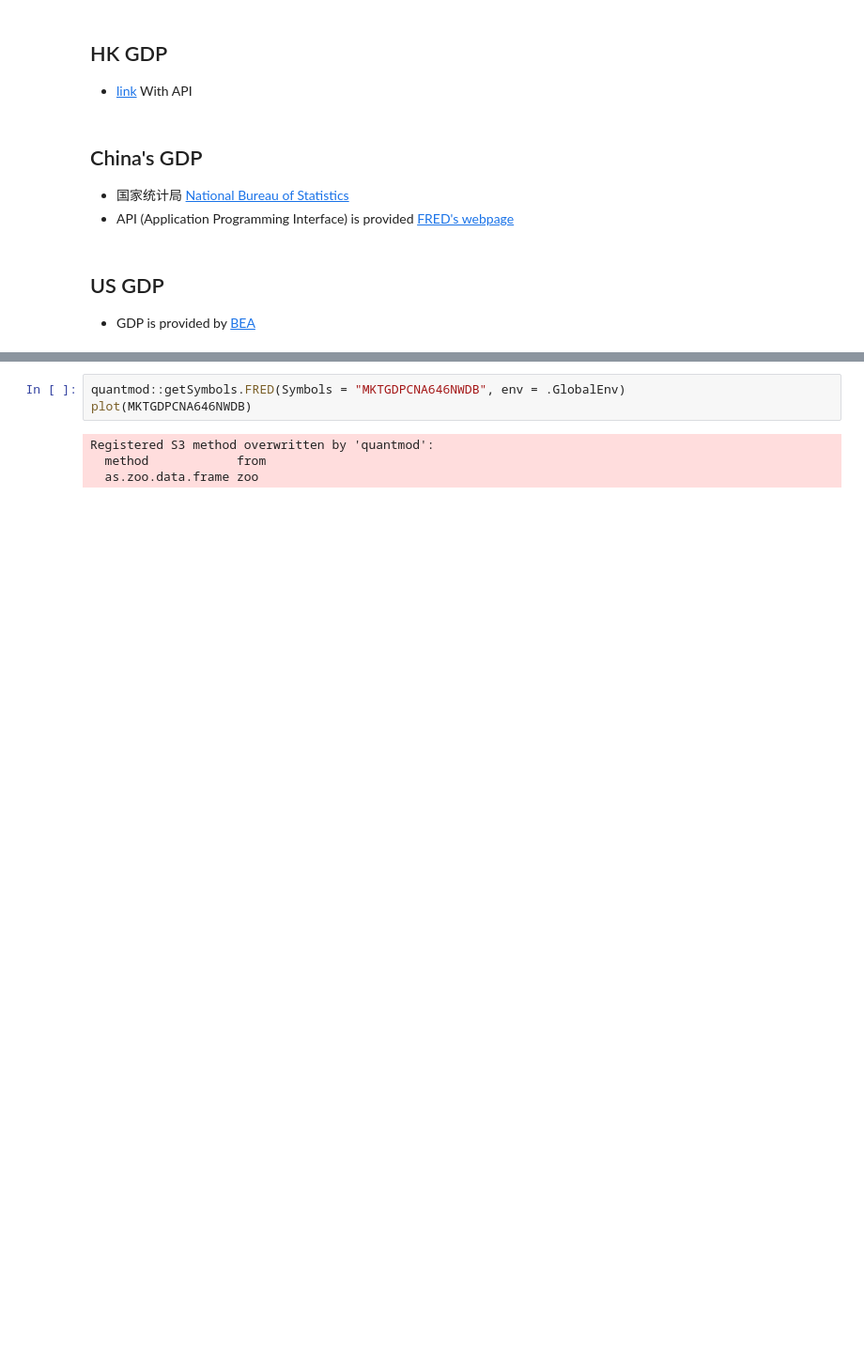
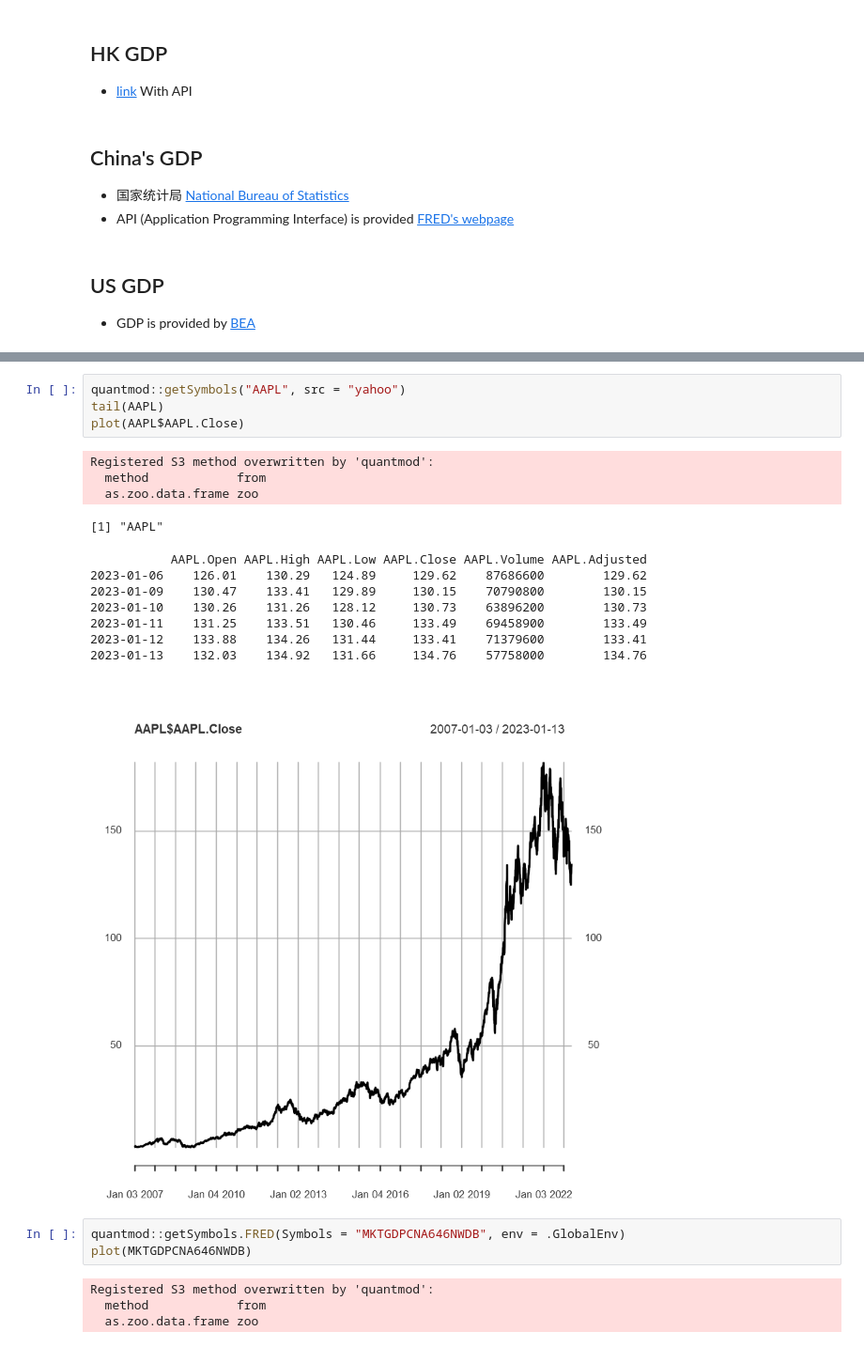
Before and after one commit to zhentaoshi/econ_data_science, a Jupyter notebook: slides_03_data_visualization.ipynb, the cells around one changed output, grey strips where cells are left out. Shown at 94% size. Cells and saved outputs as stored; diff of their text form; blank space fills up the shorter version.

Commit message:
move some quantmod examples to slide_03

```diff
--- a/slides_03_data_visualization.ipynb
+++ b/slides_03_data_visualization.ipynb
@@ -77,3 +84,20 @@ With API
+# %%
+quantmod::getSymbols("AAPL", src = "yahoo")
+tail(AAPL)
+plot(AAPL$AAPL.Close)
+# %% [output]
+Registered S3 method overwritten by 'quantmod':
+  method            from
+  as.zoo.data.frame zoo
+[1] "AAPL"
+           AAPL.Open AAPL.High AAPL.Low AAPL.Close AAPL.Volume AAPL.Adjusted
+2023-01-06    126.01    130.29   124.89     129.62    87686600        129.62
+2023-01-09    130.47    133.41   129.89     130.15    70790800        130.15
+2023-01-10    130.26    131.26   128.12     130.73    63896200        130.73
+2023-01-11    131.25    133.51   130.46     133.49    69458900        133.49
+2023-01-12    133.88    134.26   131.44     133.41    71379600        133.41
+2023-01-13    132.03    134.92   131.66     134.76    57758000        134.76
+[figure, added]
 # %%
 quantmod::getSymbols.FRED(Symbols = "MKTGDPCNA646NWDB", env = .GlobalEnv)
 plot(MKTGDPCNA646NWDB)
```
Also changed, not shown: parts of 3 cells of this notebook.
